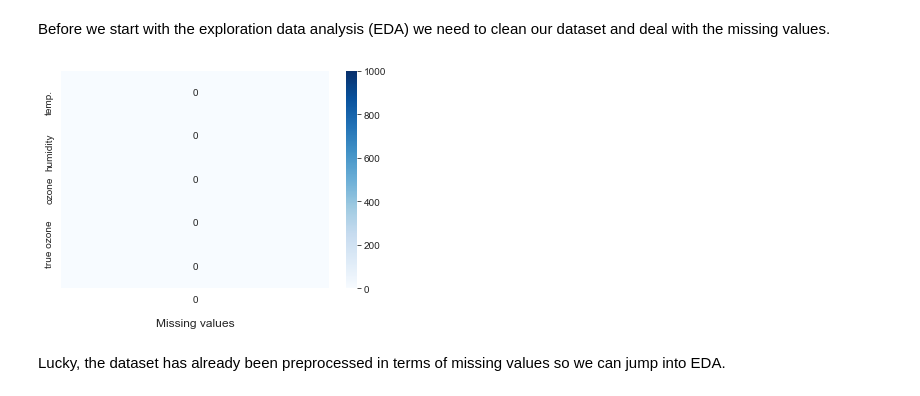
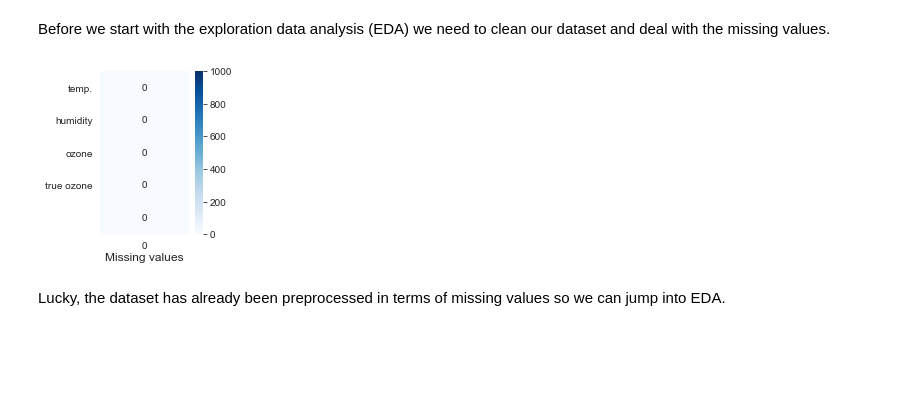
Before and after one commit to monadplus/TOML, a Jupyter notebook: project2/project.ipynb, the cells around one changed output. Cells and saved outputs as stored; diff of their text form; code cells hidden in the pictures; blank space fills up the shorter version.

```diff
--- a/project2/project.ipynb
+++ b/project2/project.ipynb
@@ -132,21 +132,19 @@ df.describe().loc[['mean','std']]
 # %% [markdown]
 Before we start with the exploration data analysis (EDA) we need to clean our dataset and deal with the missing values.
 # %%
-def displayMissingValues():
-    plt.title('Missing values',fontsize=12, y=-0.2)
-    ax = sns.heatmap(
-        pd.DataFrame(df.isna().sum()),
-        annot=True,
-        fmt='d',
-        vmin=0,
-        vmax=df.shape[0],
-        cmap=colormap,
-        yticklabels=['temp.','humidity','ozone','true ozone']
-    )
+plt.subplots(figsize=(2, 3))
+plt.title('Missing values',fontsize=12, y=-0.2)
+ax = sns.heatmap(
+    pd.DataFrame(df.isna().sum()),
+    annot=True,
+    fmt='d',
+    vmin=0,
+    vmax=df.shape[0],
+    cmap=colormap,
+    yticklabels=['temp.','humidity','ozone','true ozone']
+)
+# %% [output]
+[figure, added]
-# %%
-displayMissingValues()
-# %% [output]
-[figure, removed]
 # %% [markdown]
 Lucky, the dataset has already been preprocessed in terms of missing values so we can jump into EDA.
 # %% [markdown]
```
Also changed, not shown: parts of 68 cells of this notebook, 1 other file.
